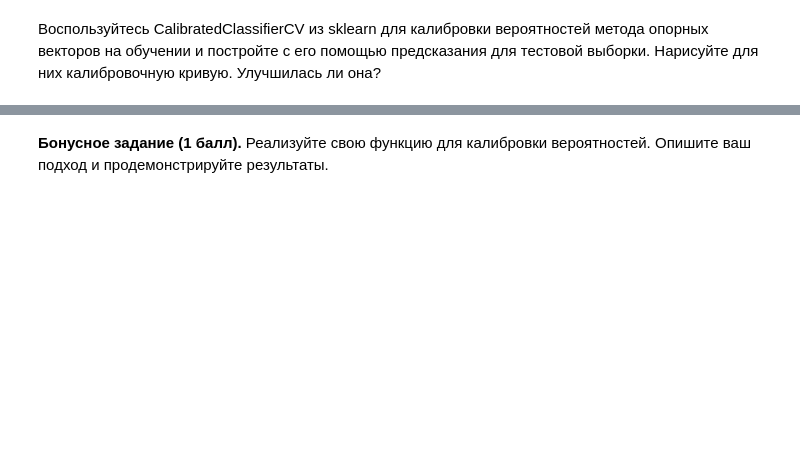
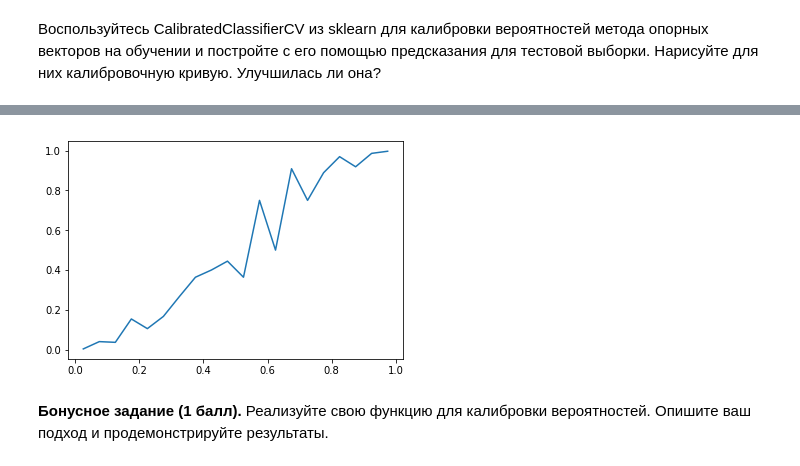
Before and after one commit to Mikhail-off/ML2018, a Jupyter notebook: HW4/homework-practice-04.ipynb, the cells around one changed output, grey strips where cells are left out. Saved outputs shown, nothing was run; the diff lists cells and outputs as text; code cells hidden in the pictures; blank space fills up the shorter version.

```diff
--- a/HW4/homework-practice-04.ipynb
+++ b/HW4/homework-practice-04.ipynb
@@ -195,2 +220,6 @@ svc = LinearSVC().fit(x_train, y_train)
+# %%
+plot_calibration_curve(y_test, calibrator.predict_proba(x_test)[:, 1])
+# %% [output]
+[figure, added]
 # %% [markdown]
 __Бонусное задание (1 балл).__ Реализуйте свою функцию для калибровки вероятностей. Опишите ваш подход и продемонстрируйте результаты.
```
Also changed, not shown: parts of 11 cells of this notebook.
